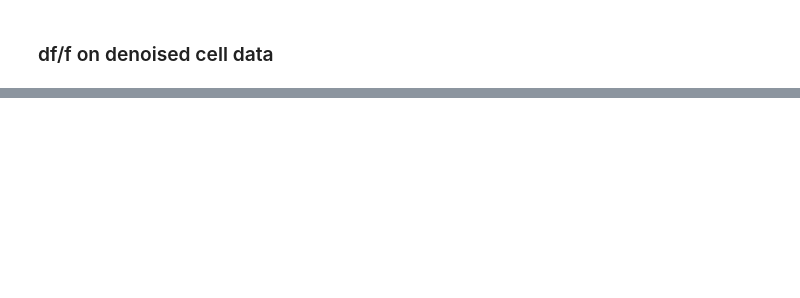
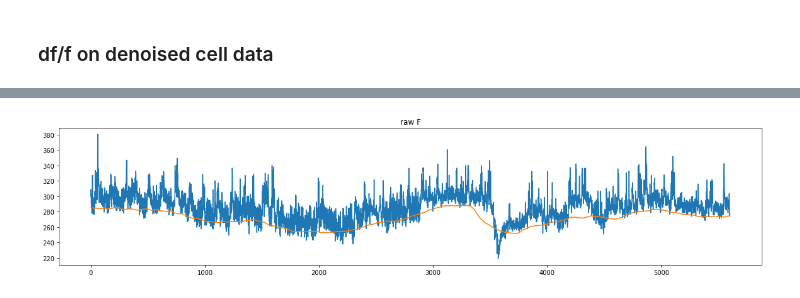
Before and after one commit to zqwei/Glia_analysis, a Jupyter notebook: Processing/DFF_computation.ipynb, the cells around one changed output, grey strips where cells are left out. Saved outputs shown, nothing was run; the diff lists cells and outputs as text; code cells hidden in the pictures; blank space fills up the shorter version.

```diff
--- a/Processing/DFF_computation.ipynb
+++ b/Processing/DFF_computation.ipynb
@@ -133,0 +143,13 @@ compute_cell_dff_NMF(save_root,
+# %%
+def fsave_name(save_root, block_id):
+    fsave = f'{save_root}/cell_nmf_dff/period_Y_demix_block_'
+    for _ in block_id:
+        fsave += '_'+str(_)
+    return fsave + '_rlt.h5'
+# %%
+fsave = fsave_name(save_root, rand_block)
+# %%
+with File(fsave, 'r') as f:
+    A = f['A'].value
+    F0 = f['cell_F0'].value
+    dF = f['cell_dF'].value
@@ -133,0 +161,10 @@ compute_cell_dff_NMF(save_root,
+# %%
+n = 18
+plt.figure(figsize=(8, 8))
+plt.imshow(A[:, :, n].squeeze())
+plt.title('Components')
+plt.show()
+plt.figure(figsize=(20, 4))
+plt.plot(dF[n]/F0[n])
+plt.title('dF/F')
+plt.show()
@@ -133,0 +174,8 @@ compute_cell_dff_NMF(save_root,
+# %%
+plt.figure(figsize=(20, 4))
+plt.plot(dF[n]+F0[n])
+plt.plot(F0[n])
+plt.title('raw F')
+plt.show()
+# %% [output]
+[figure, added]
```
Also changed, not shown: parts of 24 cells of this notebook, 1 other file.
